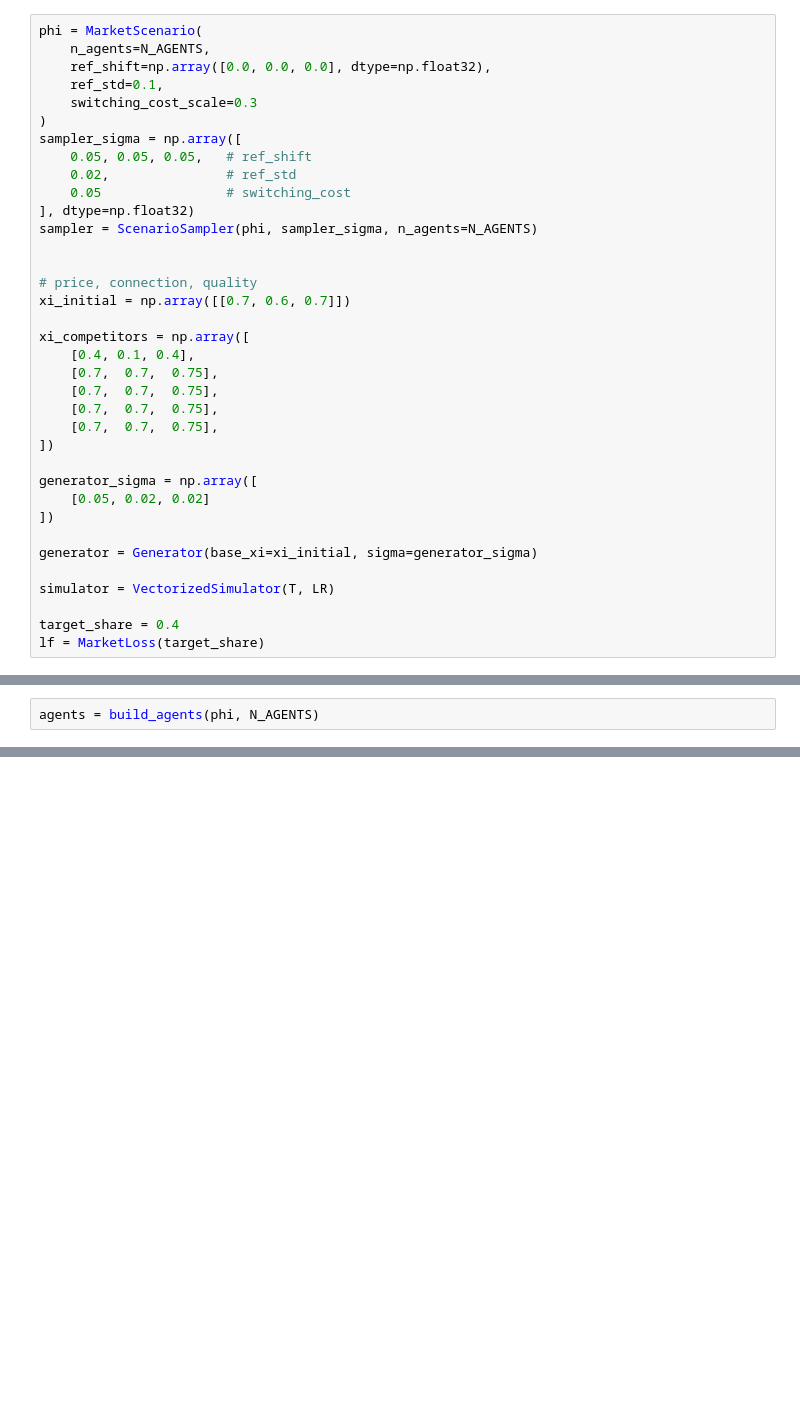
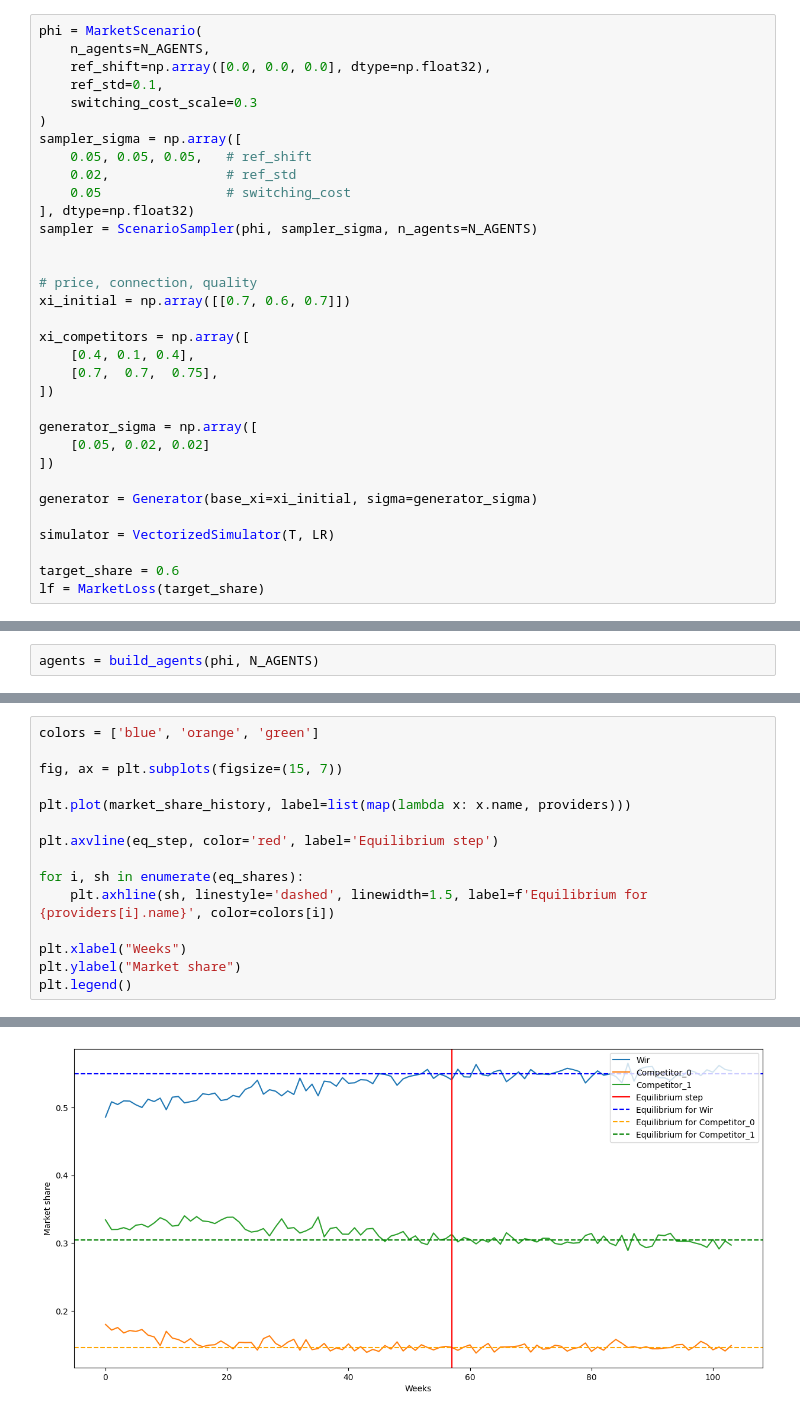
Before and after one commit to A-Korotin/abi-adversarial, a Jupyter notebook: model.ipynb, the cells around one changed output, grey strips where cells are left out. Drawn from its saved outputs; the diff is of its cells as text; blank space fills up the shorter version.

Commit message:
chore: graph

```diff
--- a/model.ipynb
+++ b/model.ipynb
@@ -810,9 +725,6 @@ xi_initial = np.array([[0.7, 0.6, 0.7]])
 xi_competitors = np.array([
     [0.4, 0.1, 0.4],
     [0.7,  0.7,  0.75],
-    [0.7,  0.7,  0.75],
-    [0.7,  0.7,  0.75],
-    [0.7,  0.7,  0.75],
 ])
 
 generator_sigma = np.array([
@@ -823,7 +735,7 @@ generator = Generator(base_xi=xi_initial, sigma=generator_sigma)
 
 simulator = VectorizedSimulator(T, LR)
 
-target_share = 0.4
+target_share = 0.6
 lf = MarketLoss(target_share)
 # %%
 print(xi_initial)
@@ -930,0 +843,16 @@ Equilibrium occurred on step: 23. Equilibrium market shares: [0.25 0.08 0.17 0.1
+# %%
+colors = ['blue', 'orange', 'green']
+
+fig, ax = plt.subplots(figsize=(15, 7))
+
+plt.plot(market_share_history, label=list(map(lambda x: x.name, providers)))
+
+plt.axvline(eq_step, color='red', label='Equilibrium step')
+
+for i, sh in enumerate(eq_shares):
+    plt.axhline(sh, linestyle='dashed', linewidth=1.5, label=f'Equilibrium for {providers[i].name}', color=colors[i])
+
+plt.xlabel("Weeks")
+plt.ylabel("Market share")
+plt.legend()
+# %% [output]
@@ -930,0 +860 @@ Equilibrium occurred on step: 23. Equilibrium market shares: [0.25 0.08 0.17 0.1
+[figure, added]
```
Also changed, not shown: parts of 15 cells of this notebook.
